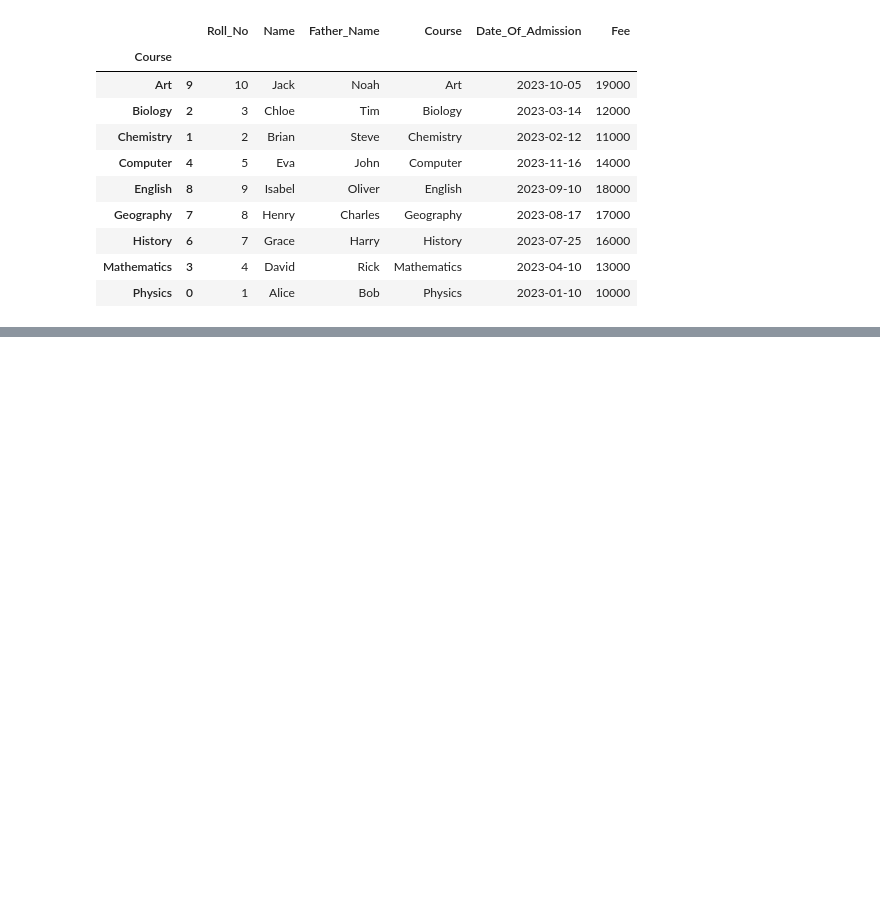
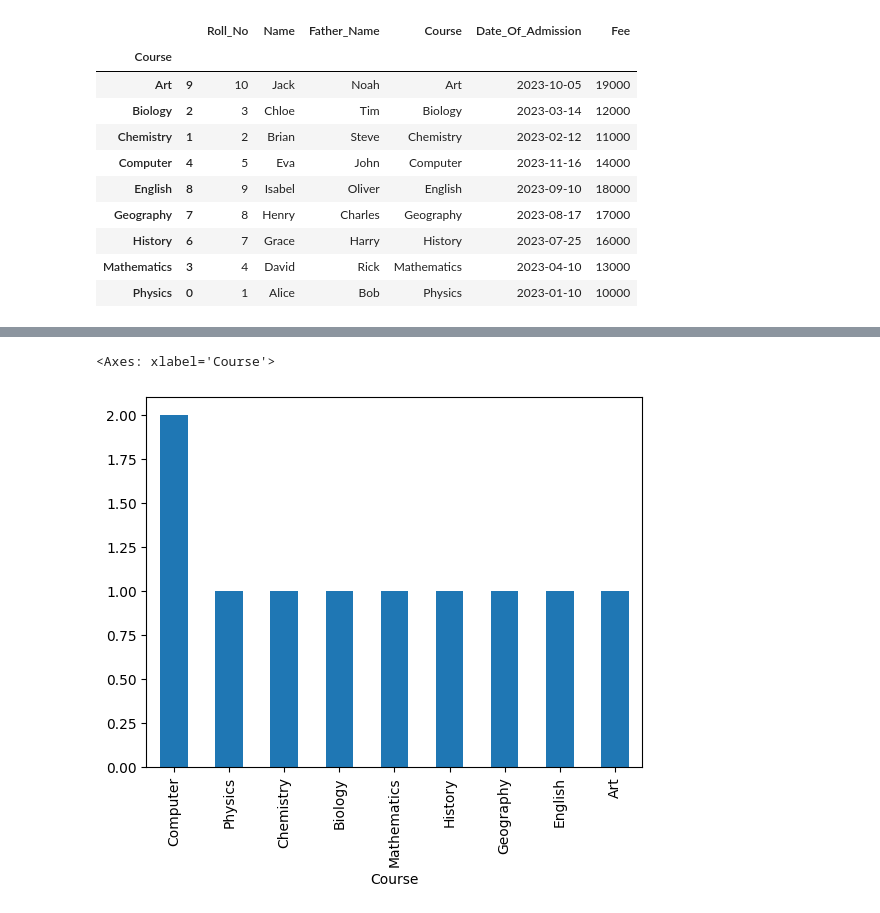
Before and after one commit to AhmedShaykh/NumPy-And-Pandas, a Jupyter notebook: pandas3.ipynb, the cells around one changed output, grey strips where cells are left out. Drawn from its saved outputs; the diff is of its cells as text; code cells hidden in the pictures; blank space fills up the shorter version.

```diff
--- a/pandas3.ipynb
+++ b/pandas3.ipynb
@@ -989,0 +997,5 @@ studentsDf.groupby(["Course"]).apply(lambda x: x.head(1))
+# %%
+studentsDf.Course.value_counts().plot(kind="bar")
+# %% [output]
+<Axes: xlabel='Course'>
+[figure, added]
```
Also changed, not shown: parts of 4 cells of this notebook.
